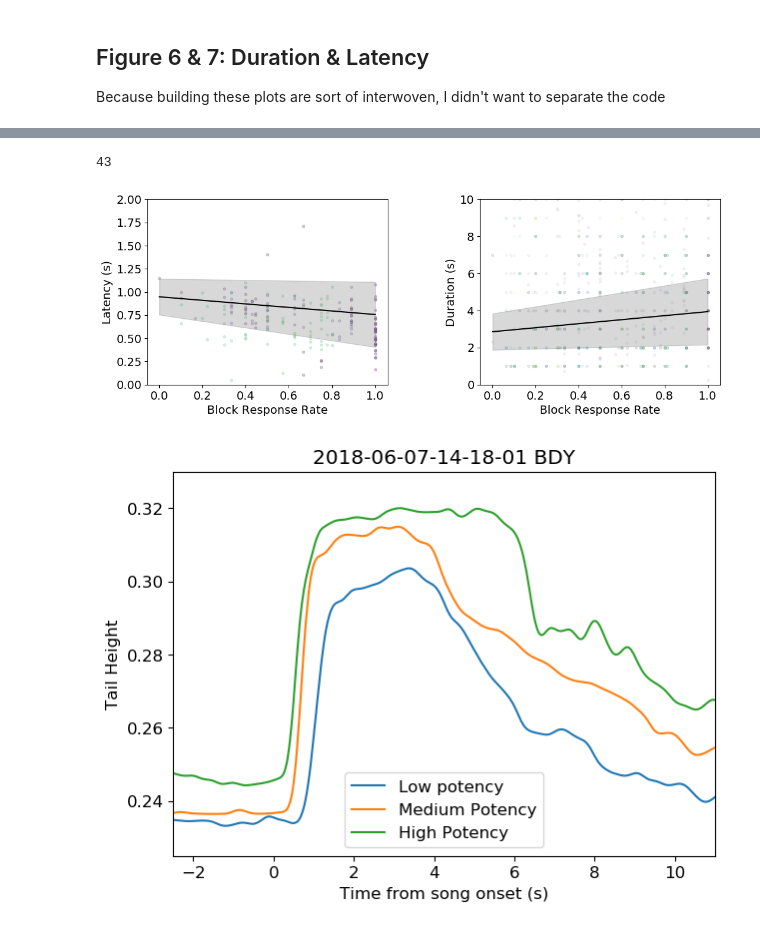
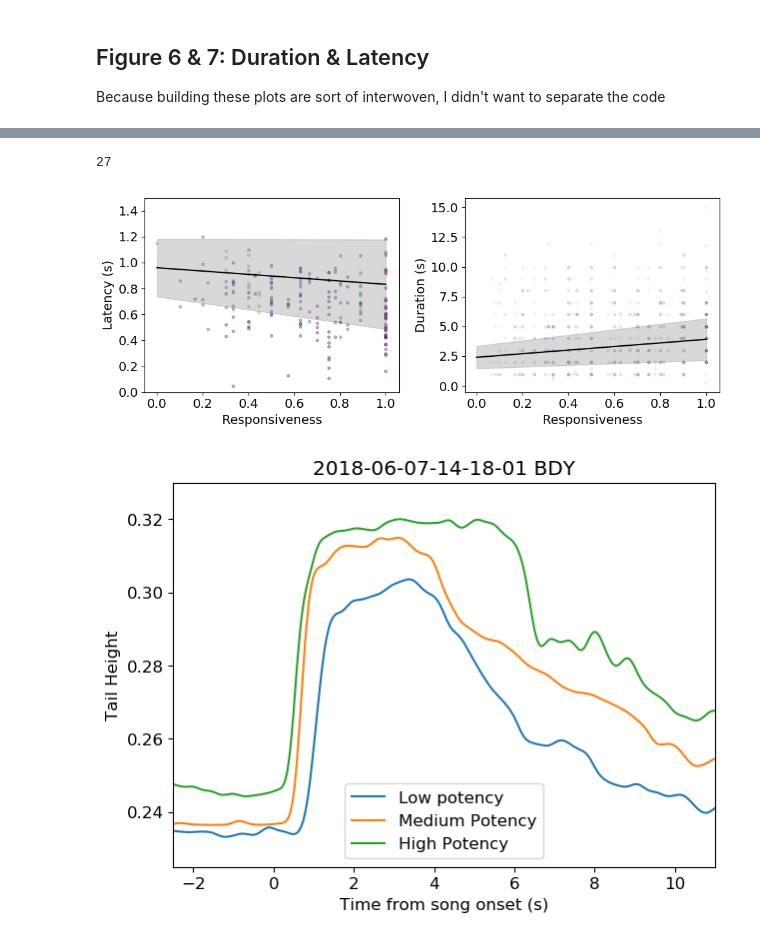
Before and after one commit to aperkes/PostureAnalysis, a Jupyter notebook: ManuscriptAnalysis-Final.ipynb, the cells around one changed output, grey strips where cells are left out. Cells and saved outputs as stored; diff of their text form; code cells hidden in the pictures.

```diff
--- a/ManuscriptAnalysis-Final.ipynb
+++ b/ManuscriptAnalysis-Final.ipynb
@@ -896,7 +1037,11 @@ for a in range(len(all_aviaries)):
 
     daviary = np.array(all_aviaries[a][:,:,:,0])
     daviary[daviary == 2] = 0
-    d_potency = np.nanmean(daviary,axis=(0,1))
+
+    responsive_birds = np.nanmean(daviary[:,:,:],axis=(1,2)) > .05
+
+    print(responsive_birds)
+    d_potency = np.nanmean(daviary[responsive_birds],axis=(0,1))
     top_song_index = np.argmax(np.nanmean(daviary,axis=(0,1)))
 
     top_song_index = np.argmax(np.nanmean(daviary,axis=(0,1)))
@@ -918,7 +1063,8 @@ for a in range(len(all_aviaries)):
         #print(a,b)
         song_df = song_df.append(dict(zip(columns_s,[ys[b],top_ys[b],a,b,song_sets[a]])),ignore_index=True)
         for f in range(n_birds):
-
+            if not responsive_birds[f]:
+                continue
             bird = all_metas[a].bird_list[f]
             for s in range(n_songs):
                 fs_response = np.nanmean(daviary[f,b,:][np.arange(n_songs) != s])
@@ -949,9 +1095,12 @@ for a in range(len(all_aviaries)):
 
 #print(np.unique(top_song_rates),np.unique(all_song_rates))
 
-song_df.to_csv('./song_df.csv',index=False)
 song_bird_df = song_bird_df.dropna()
-song_bird_df.to_csv('./song_bird_df.csv',index=False)
+max_song_df = max_song_df.dropna()
+if True:
+    song_df.to_csv('./song_df2.csv',index=False)
 
-max_song_df = max_song_df.dropna()
-max_song_df.to_csv('./max_song_df.csv',index=False)
+    song_bird_df.to_csv('./song_bird_df2.csv',index=False)
+
+
+    max_song_df.to_csv('./max_song_df2.csv',index=False)
@@ -1995,15 +2210,15 @@ fig.show()
 # %%
 ## Plot with respect to response rate (Figures 6c & 7c)
-#intercept_l,effect_l,variance_l =  mdf_lat.params
-intercept_l,effect_lr,variance_lr = 0.948,-0.191,0.08
-il_low,il_high = 0.754,1.143
-elr_low,elr_high = -0.348,-0.035
+
+intercept_l,effect_lr = 0.960,-0.128 #the estimated intercept and effect size of resp. rate on latency
+il_low,il_high = 0.737,1.183  #95% confidence interval of latency intercept
+elr_low,elr_high = -0.251,-0.006 #95% confidence interval of response rate on latency
 
 ## Pulled from full duration set
 #intercept_d,effect_d,variance_d =  mdf_dur.params
-intercept_d,effect_dr,variance_dr = 2.857,1.083,0.409
-id_high,id_low = 1.876,3.839
-edr_high,edr_low = 0.282,1.884
+intercept_d,effect_dr = 2.407,1.510
+id_low,id_high = 1.461,3.353
+edr_low,edr_high = 0.706,2.314
 
 dur_line_r = np.poly1d([effect_dr,intercept_d])
 low_dur_r = np.poly1d([edr_low,id_low])
@@ -2044,45 +2259,50 @@ for f in birds_to_plot:
     xs_resp = np.array(bird_df['ResponseRate']).astype(float)
     ys_lat = np.array(bird_df['Latency']).astype(float)
 
-    ax.scatter(xs_resp,ys_lat,marker='.',alpha=.2,color=bird_colors[f])
+    ax.scatter(xs_resp,ys_lat,marker='.',alpha=.3,color=bird_colors[f])
     if False:
         if len(ys_lat) > 5:
             #print('drawing',f)
             fit_line = np.poly1d(np.polyfit(xs_resp,ys_lat,1))
             #print(fit_line([0,1]))
             ax.plot([0,1],fit_line([0,1]),alpha=.5,color=bird_colors[f])
         else:
             #print('skipping',f)
             pass
 
 
 ax.plot([0,1],lat_line_r([0,1]),color='black')
 ax.fill_between([0,1],high_lat_r([0,1]),low_lat_r([0,1]),color='gray',alpha=.3)
 
 
 ax1.plot([0,1],dur_line_r([0,1]),color='black')
 ax1.fill_between([0,1],high_dur_r([0,1]),low_dur_r([0,1]),color='gray',alpha=.3)
 
-ax.set_ylim([0,2.0])
-ax.set_xlabel('Block Response Rate')
+ax.set_ylim([0,1.5])
+ax.set_xlabel('Responsiveness')
 ax.set_ylabel('Latency (s)')
 ax1.set_ylabel('Duration (s)')
-ax1.set_xlabel('Block Response Rate')
-ax1.set_ylim([0,10])
+ax1.set_xlabel('Responsiveness')
+
+ax.set_yticks(np.arange(0,1.5,.2))
+ax.set_xticks(np.arange(0,1.1,.2))
+ax1.set_yticks(np.arange(0,15.1,2.5))
+#ax1.set_ylim([0,14])
 
 
 #fig.legend()
 
+fig.set_size_inches([10,4])
+
 fig.tight_layout()
-fig.set_size_inches(12,4)
 
 fig.show()
 
-if False:
-    fig.savefig('/home/ammon/Desktop/PaperFigs/fig7d.png',dpi=300)
+if True:
+    fig.savefig('./figures/fig67c.png',dpi=300)
 # %% [output]
-43
+27
-[figure, old version]
+[figure, new version]
 # %%
 ## Plot exemplar postures (Figure 7d)
 
```
Also changed, not shown: parts of 36 cells of this notebook, 2 other files.
